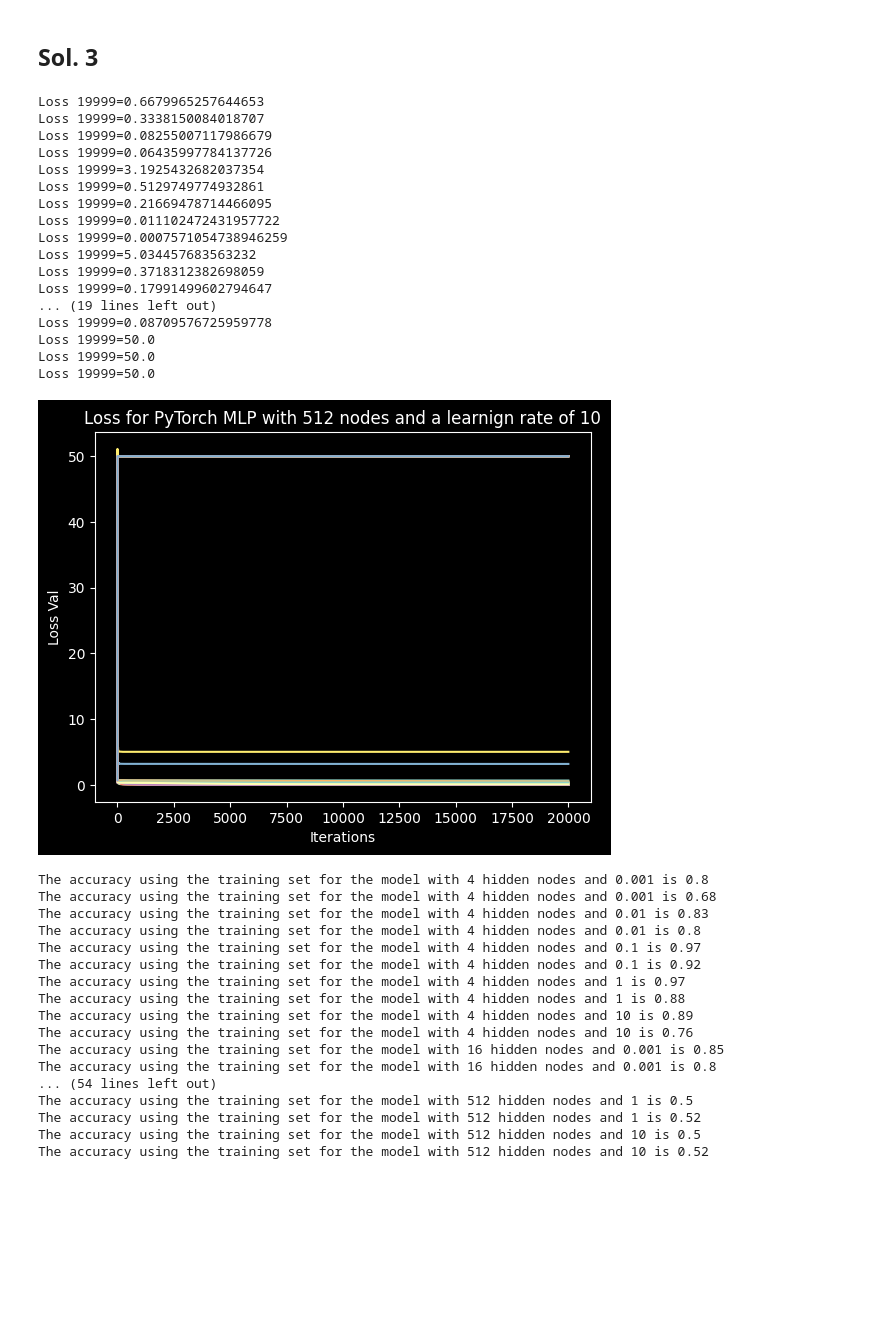
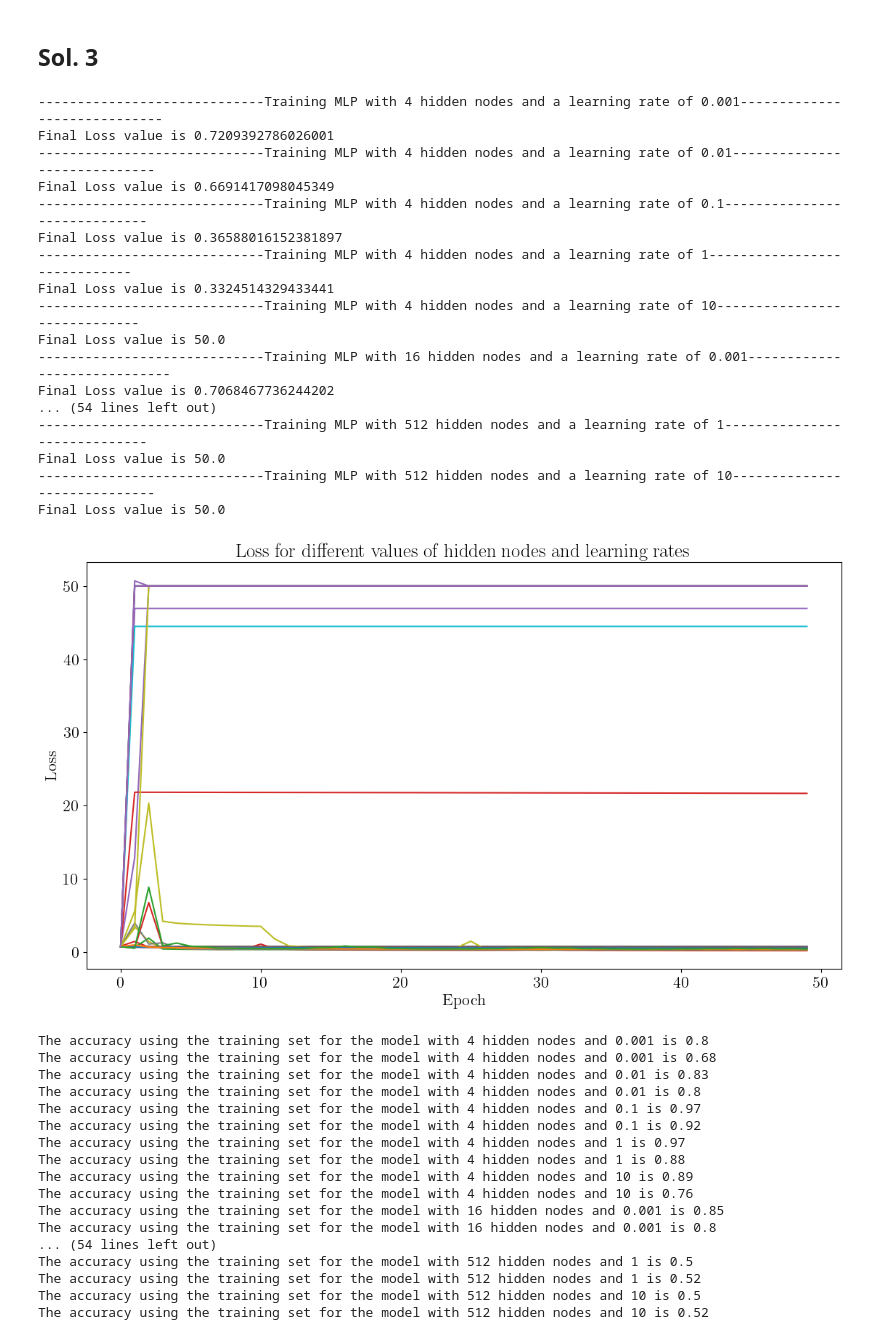
Before and after one commit to albert-santos01/DeepLearning, a Jupyter notebook: P1/P1-Questions.ipynb, the cells around one changed output. Cells and saved outputs as stored; diff of their text form; code cells hidden in the pictures; blank space fills up the shorter version.

```diff
--- a/P1/P1-Questions.ipynb
+++ b/P1/P1-Questions.ipynb
@@ -375,35 +411,48 @@ y_torch = torch.tensor(y, dtype=torch.float32)
 nodes_list = [4, 16, 32, 64, 128, 256, 512]
 lr_list = [0.001, 0.01, 0.1, 1, 10]
 models = []
+array_loss = []
 for nodes in nodes_list:
     for lr in lr_list:
         print("-----------------------------Training MLP with {} hidden nodes and a learning rate of {}-----------------------------".format(nodes, lr))
         NN_torch = MLP_PyTorch(hiddenNode=nodes)
         optimizer = torch.optim.Adagrad(NN_torch.parameters(), lr=lr)
         #Train MLP using Pytorch:
-        list_loss = train_PyTorch(NN_torch,x_torch,y_torch, epoch = 20000, optimizer = optimizer, verbose=False)
-        plot_loss(list_loss, label=f'Loss for PyTorch MLP with {nodes} nodes and a learnign rate of {lr}',
-                save_path=f'Results/pytorch/loss_HN{nodes}_lr{lr}.png')
+        list_loss = train_PyTorch(NN_torch,x_torch,y_torch, epoch = 50, optimizer = optimizer, verbose=False)
+        array_loss.append(list_loss)
+        # plot_loss(list_loss, label=f'Loss for PyTorch MLP with {nodes} nodes and a learnign rate of {lr}',
+        #         save_path=f'Results/pytorch/loss_HN{nodes}_lr{lr}.png')
         models.append(NN_torch)
 # %% [output]
-Loss 19999=0.6679965257644653
-Loss 19999=0.3338150084018707
-Loss 19999=0.08255007117986679
-Loss 19999=0.06435997784137726
-Loss 19999=3.1925432682037354
-Loss 19999=0.5129749774932861
-Loss 19999=0.21669478714466095
-Loss 19999=0.011102472431957722
-Loss 19999=0.0007571054738946259
-Loss 19999=5.034457683563232
-Loss 19999=0.3718312382698059
-Loss 19999=0.17991499602794647
-... (19 lines left out)
-Loss 19999=0.08709576725959778
-Loss 19999=50.0
-Loss 19999=50.0
-Loss 19999=50.0
+-----------------------------Training MLP with 4 hidden nodes and a learning rate of 0.001-----------------------------
+Final Loss value is 0.7209392786026001
+-----------------------------Training MLP with 4 hidden nodes and a learning rate of 0.01-----------------------------
+Final Loss value is 0.6691417098045349
+-----------------------------Training MLP with 4 hidden nodes and a learning rate of 0.1-----------------------------
+Final Loss value is 0.36588016152381897
+-----------------------------Training MLP with 4 hidden nodes and a learning rate of 1-----------------------------
+Final Loss value is 0.3324514329433441
+-----------------------------Training MLP with 4 hidden nodes and a learning rate of 10-----------------------------
+Final Loss value is 50.0
+-----------------------------Training MLP with 16 hidden nodes and a learning rate of 0.001-----------------------------
+Final Loss value is 0.7068467736244202
+... (54 lines left out)
+-----------------------------Training MLP with 512 hidden nodes and a learning rate of 1-----------------------------
+Final Loss value is 50.0
+-----------------------------Training MLP with 512 hidden nodes and a learning rate of 10-----------------------------
+Final Loss value is 50.0
-[figure, removed]
+# %%
+# Plot the loss for the different values of hidden nodes and learning rates
+fig=plt.figure(figsize=(13, 7))
+for i, loss in enumerate(array_loss):
+    plt.plot(loss, label=f'Loss for PyTorch MLP with {nodes_list[i//5]} nodes and a learnign rate of {lr_list[i%5]}')
+# plt.legend() very long legend better to save the figure and add the legend in paint
+plt.title('Loss for different values of hidden nodes and learning rates')
+plt.xlabel('Epoch')
+plt.ylabel('Loss')
+plt.savefig('Results/pytorch/loss_HN_lr_all.png')
+# %% [output]
+[figure, added]
 # %%
 for i, NN in enumerate(models):
     for df in [train_df, test_df]:
```
Also changed, not shown: parts of 14 cells of this notebook, 17 other files.
